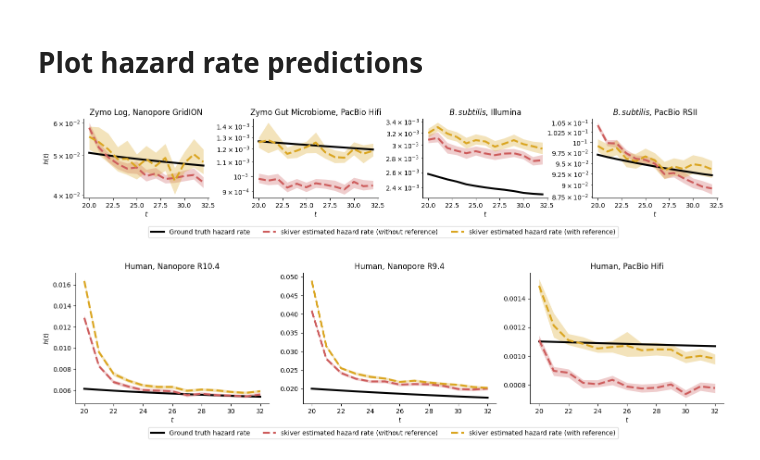
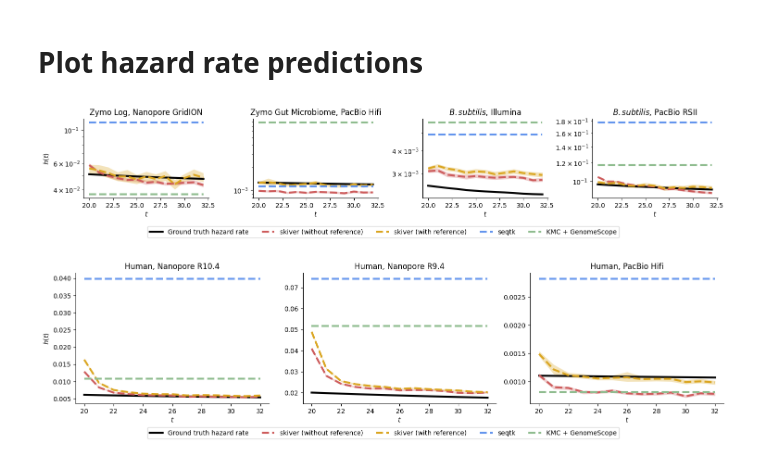
Before and after one commit to GZHoffie/skiver-test, a Jupyter notebook: experiments/counting_error_free_kmers/plot_results.ipynb, the cells around one changed output. Saved outputs shown, nothing was run; the diff lists cells and outputs as text; code cells hidden in the pictures.

Commit message:
Correction to seqtk's result: use ErrQ instead of AvgQ

```diff
--- a/experiments/counting_error_free_kmers/plot_results.ipynb
+++ b/experiments/counting_error_free_kmers/plot_results.ipynb
@@ -395,29 +395,20 @@ kvmer_ref_report_csv = [
 ]
 
 
-
-mapping_results = [
-    # Reported mapping identity by minimap2
-    0.883148,
-    0.992763,
-    0.868784,
-    0.963613
-]
-
 q_score_results = [
     # Reported ErrQ by seqtk
-    16.7,
-    27.7,
-    9.0,
-    30.1
+    9.5,
+    29.5,
+    23.1,
+    7.5
 ]
 
 kmer_results = [
     # Reported error rate by GenomeScope
     3.72975,
-    0.613276,
+    0.785707,
+    0.569278,
     11.7262,
-    1.076,
 ]
 
 
@@ -485,49 +476,56 @@ for i in range(len(kmer_hit_rate_csv)):
     axes[i].spines['right'].set_visible(False)
 
 
+
+
     axes[i].plot(plot_range, hazard_ratio_plot, linewidth=3,  label='Ground truth hazard rate', color='black')
-    axes[i].plot(plot_range, estimated_hr, linewidth=3,  linestyle='--', label='skiver estimated hazard rate (without reference)', color='indianred')
+
+
+
+
+    axes[i].plot(plot_range, estimated_hr, linewidth=3,  linestyle='--', label='skiver (without reference)', color='indianred')
     #axes[i].plot(plot_range, fitted_hazard_rates, linewidth=2, linestyle=':', label='$(k,v)$-mer fitted hazard rate curve', color='C3')
 
     axes[i].fill_between(plot_range, estimated_hr_lower, estimated_hr_upper,  linewidth=0, color='indianred', alpha=0.3)
 
-    axes[i].plot(plot_range, hazard_rate_estimates_ref[i]['hazard_rate'], linewidth=3,   linestyle='--', label='skiver estimated hazard rate (with reference)', color='goldenrod')
+    axes[i].plot(plot_range, hazard_rate_estimates_ref[i]['hazard_rate'], linewidth=3,   linestyle='--', label='skiver (with reference)', color='goldenrod')
     axes[i].fill_between(plot_range, hazard_rate_estimates_ref[i]['percentile_5th'],  hazard_rate_estimates_ref[i]['percentile_95th'], linewidth=0, color='goldenrod', alpha=0.3)
     #axes[i].plot(plot_range, [1 - mapping_results[i]] * len(plot_range), linewidth=2, linestyle='--', color='C4', label='Reported Mapping Identity')
 
-    #axes[i].plot(plot_range, [q_score_to_error_rate(q_score_results[i])] * len(plot_range), linewidth=3, linestyle='--', color='cornflowerblue', label='seqtk')
-    #axes[i].plot(plot_range, [kmer_error_to_error_rate(kmer_results[i])] * len(plot_range), linewidth=3, linestyle='--', color='darkseagreen', label='KMC + GenomeScope')
+    axes[i].plot(plot_range, [q_score_to_error_rate(q_score_results[i])] * len(plot_range), linewidth=3, linestyle='--', color='cornflowerblue', label='seqtk')
+    axes[i].plot(plot_range, [kmer_error_to_error_rate(kmer_results[i])] * len(plot_range), linewidth=3, linestyle='--', color='darkseagreen', label='KMC + GenomeScope')
+
 
 
     axes[i].set_yscale('log')
     #axes[i].set_xscale('log')
 
 
 
     axes[i].tick_params(axis='both')
 
     axes[i].set_title(labels[i])
     #axes[i].set_ylim(bottom=0)
 
     axes[i].set_xlabel('$t$')
     if i  == 0:
         axes[i].set_ylabel('$h(t)$')
     #axes[i].legend()
     #axes[i].legend()
 
 plt.tight_layout()
 handles, labels = axes[0].get_legend_handles_labels()
 
 # Add the legend to the bottom of the figure
 fig.legend(handles, labels, loc='lower center', ncol=5)
 fig.subplots_adjust(wspace=0.35, bottom=0.3)
 
 
 #plt.savefig("../../figures/metagenomic_hazard_rate_comparison_with_all.pdf")
 plt.savefig("../../figures/metagenomic_hazard_rate_comparison.svg")
 #plt.ylim(0, 0.05)
 # %% [output]
-[figure, old version]
+[figure, new version]
 # %%
 import pandas as pd
 import numpy as np
@@ -572,28 +570,18 @@ kvmer_ref_hazard_rate_csv = [
 
 
 
-mapping_results = [
-    # Reported mapping identity by minimap2
-    0.883148,
-    0.992763,
-    0.868784,
-    0.963613
-]
-
 q_score_results = [
     # Reported ErrQ by seqtk
-    16.7,
-    27.7,
-    9.0,
-    30.1
+    14.0,
+    11.3,
+    25.5
 ]
 
 kmer_results = [
     # Reported error rate by GenomeScope
-    3.72975,
-    0.613276,
-    11.7262,
     1.076,
+    5.18148,
+    0.0814363
 ]
 
 
@@ -656,15 +644,15 @@ for i in range(len(kmer_hit_rate_csv)):
 
 
     axes[i].plot(plot_range, hazard_ratio_plot, linewidth=3,  label='Ground truth hazard rate', color='black')
-    axes[i].plot(plot_range, estimated_hr, linewidth=3,  linestyle='--', label='skiver estimated hazard rate (without reference)', color='indianred')
+    axes[i].plot(plot_range, estimated_hr, linewidth=3,  linestyle='--', label='skiver (without reference)', color='indianred')
     axes[i].fill_between(plot_range, estimated_hr_lower, estimated_hr_upper,  linewidth=0, color='indianred', alpha=0.3)
 
-    axes[i].plot(plot_range, hazard_rate_estimates_ref[i]['hazard_rate'], linewidth=3,   linestyle='--', label='skiver estimated hazard rate (with reference)', color='goldenrod')
+    axes[i].plot(plot_range, hazard_rate_estimates_ref[i]['hazard_rate'], linewidth=3,   linestyle='--', label='skiver (with reference)', color='goldenrod')
     axes[i].fill_between(plot_range, hazard_rate_estimates_ref[i]['percentile_5th'],  hazard_rate_estimates_ref[i]['percentile_95th'], linewidth=0, color='goldenrod', alpha=0.3)
     #axes[i].plot(plot_range, [1 - mapping_results[i]] * len(plot_range), linewidth=2, linestyle='--', color='C4', label='Reported Mapping Identity')
 
-    #axes[i].plot(plot_range, [q_score_to_error_rate(q_score_results[i])] * len(plot_range), linewidth=2, linestyle='--', color='C2', label='Predicted from Q Score')
-    #axes[i].plot(plot_range, [kmer_error_to_error_rate(kmer_results[i])] * len(plot_range), linewidth=2, linestyle='--', color='C3', label='Predicted from K-mer Error Rate')
+    axes[i].plot(plot_range, [q_score_to_error_rate(q_score_results[i])] * len(plot_range), linewidth=3, linestyle='--', color='cornflowerblue', label='seqtk')
+    axes[i].plot(plot_range, [kmer_error_to_error_rate(kmer_results[i])] * len(plot_range), linewidth=3, linestyle='--', color='darkseagreen', label='KMC + GenomeScope')
 
 
     #axes[i].set_yscale('log')
@@ -696,7 +684,7 @@ fig.subplots_adjust(bottom=0.2)
 plt.savefig("../../figures/human_hazard_rate_comparison.pdf")
 #plt.ylim(0, 0.05)
 # %% [output]
-[figure, old version]
+[figure, new version]
 # %%
 import pandas as pd
 import numpy as np
```
Also changed, not shown: parts of 13 cells of this notebook, 7 other files.
